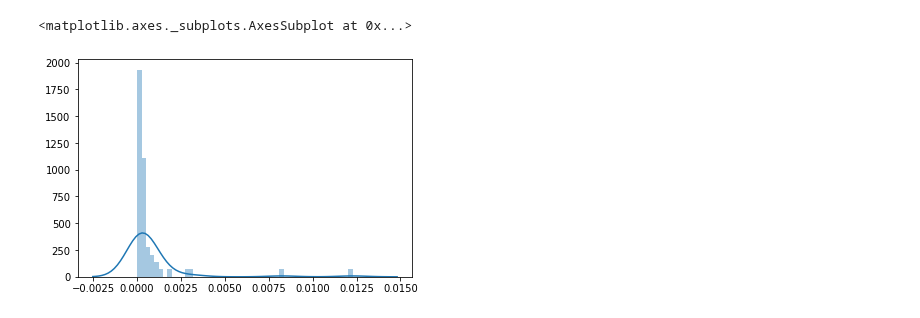
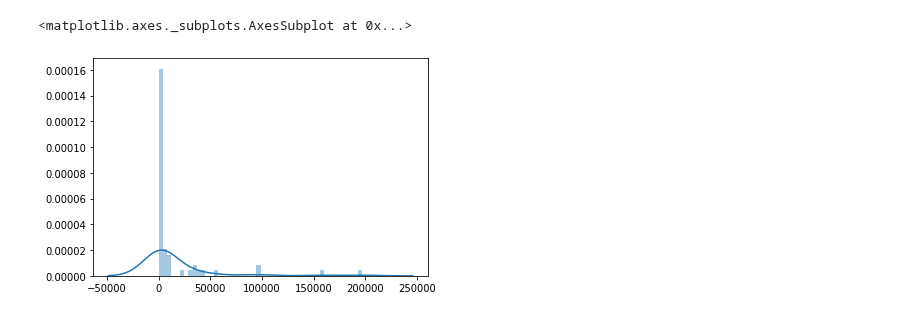
Before and after one commit to yoriyuki/COVID-19, a Jupyter notebook: prediction/COVID-19.ipynb, the cells around one changed output. Saved outputs shown, nothing was run; the diff lists cells and outputs as text; code cells hidden in the pictures.

```diff
--- a/prediction/COVID-19.ipynb
+++ b/prediction/COVID-19.ipynb
@@ -283,9 +219,9 @@ sns.distplot(fit['p'][:,confirmed.columns.get_loc('Japan')])
 # %%
 n = confirmed.columns.get_loc('China')
-sns.distplot(fit['c'][n,n])
+sns.distplot(fit['p'][n])
 # %% [output]
 <matplotlib.axes._subplots.AxesSubplot at 0x...>
-[figure, old version]
+[figure, new version]
 # %%
 def draw_infected_sums(fit, start, horizen):
     a_s = fit['a']
```
Also changed, not shown: parts of 40 cells of this notebook, 1 other file.
